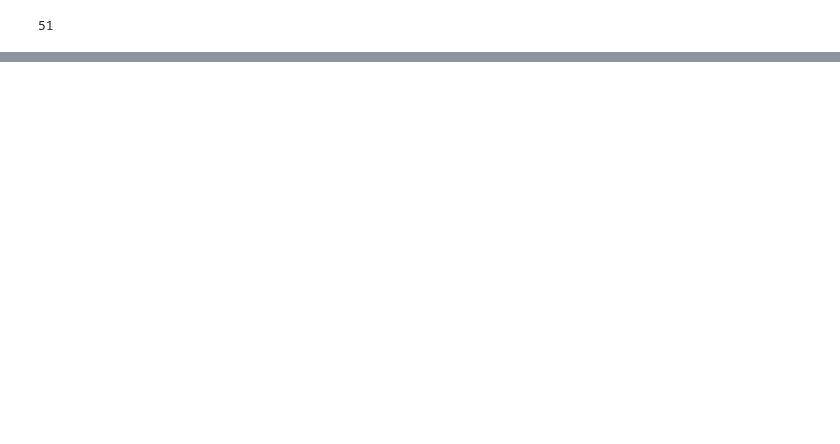
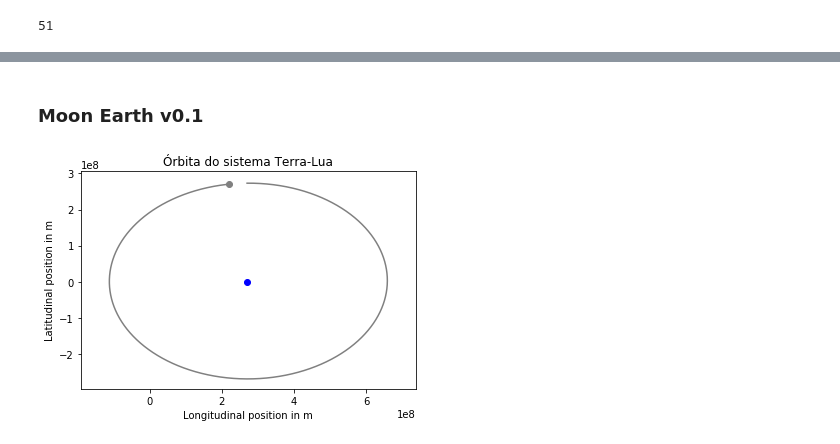
Before and after one commit to gil-miranda/university-courses, a Jupyter notebook: analise-numerica-edo-2019-1/project/udacity_course/Untitled.ipynb, the cells around one changed output, grey strips where cells are left out. Cells and saved outputs as stored; diff of their text form; code cells hidden in the pictures; blank space fills up the shorter version.

```diff
--- a/analise-numerica-edo-2019-1/project/udacity_course/Untitled.ipynb
+++ b/analise-numerica-edo-2019-1/project/udacity_course/Untitled.ipynb
@@ -264,0 +308,40 @@ len(v_l)
+# %% [markdown]
+### Moon Earth v0.1
+# %%
+h = 2.0 # s
+earth_mass = 5.97e24 # kg
+gravitational_constant = 6.67e-11 # N m2 / kg2
+
+def acceleration(spaceship_position):
+    return gravitational_constant * earth_mass * -spaceship_position / np.linalg.norm(spaceship_position)**3
+
+def ship_trajectory():
+    num_steps = int(2332800/2)
+    x = np.zeros([num_steps + 1, 2]) # m
+    v = np.zeros([num_steps + 1, 2]) # m / s
+
+    x[0, 0] = 2.70e8
+    x[0, 1] = 2.73e8
+    v[0, 0] = 1020
+    v[0, 1] = 10
+
+    for step in range(num_steps):
+        x[step + 1] = x[step] + h*v[step]
+        v[step + 1] = v[step] + h*acceleration(x[step])
+
+    return x, v
+
+x, v = ship_trajectory()
+
+def plot_me():
+    plt.plot(x[:, 0], x[:, 1], color = 'gray')
+    plt.scatter(x[-1][0],x[-1][1], color = 'gray')
+    plt.scatter(2.7e8, 0, color = 'b')
+    plt.axis('equal')
+    plt.title('Órbita do sistema Terra-Lua')
+    axes = plt.gca()
+    axes.set_xlabel('Longitudinal position in m')
+    axes.set_ylabel('Latitudinal position in m')
+plot_me()
+# %% [output]
+[figure, added]
```
Also changed, not shown: parts of 20 cells of this notebook.
